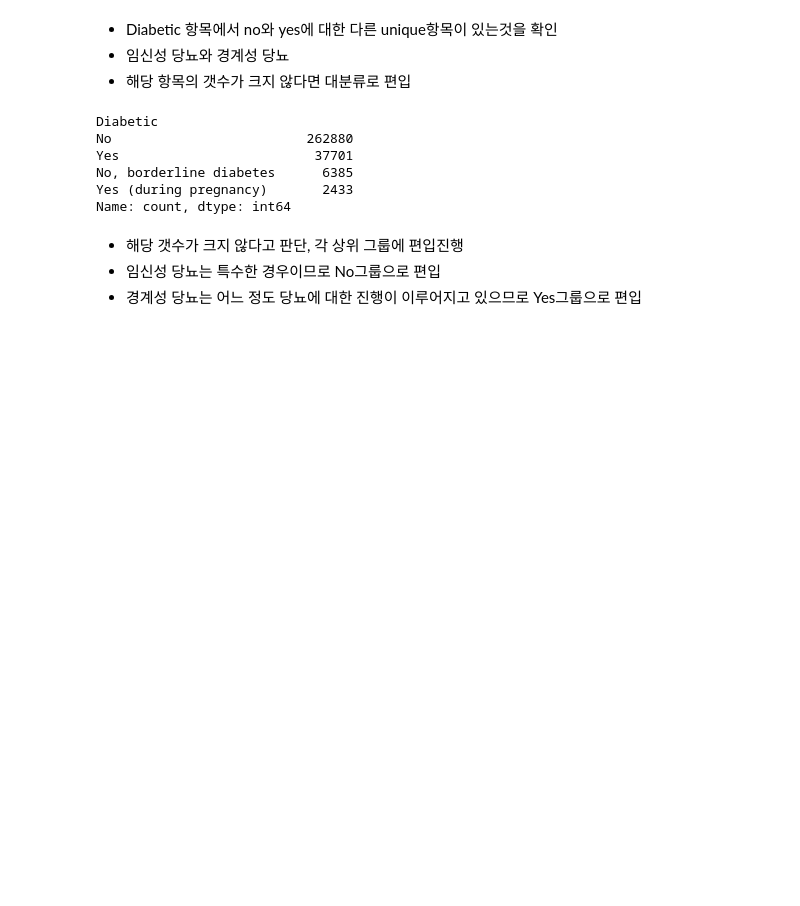
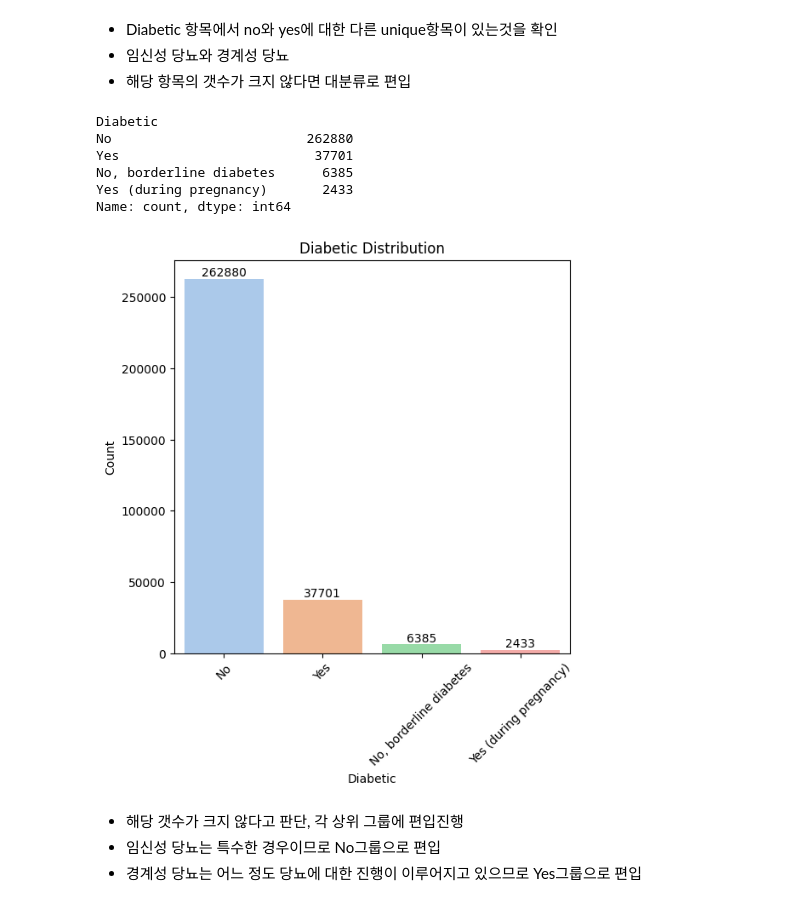
Before and after one commit to nohjuhyeon/healthcare_team, a Jupyter notebook: docs/yohan/analysis/yohan_analystics_step1.ipynb, the cells around one changed output. Cells and saved outputs as stored; diff of their text form; code cells hidden in the pictures; blank space fills up the shorter version.

```diff
--- a/docs/yohan/analysis/yohan_analystics_step1.ipynb
+++ b/docs/yohan/analysis/yohan_analystics_step1.ipynb
@@ -17,7 +17,7 @@ import pandas as pd
 import matplotlib.pyplot as plt
 import seaborn as sns
 # %%
-df_heart = pd.read_csv('../data/heart_2020_cleaned.csv')
+df_heart = pd.read_csv('../../data/heart_2020_cleaned.csv')
 df_heart
 # %% [output]
 |  | HeartDisease | BMI | Smoking | AlcoholDrinking | Stroke | PhysicalHealth | MentalHealth | DiffWalking | ... |
@@ -270,6 +270,26 @@ Yes                         37701
 No, borderline diabetes      6385
 Yes (during pregnancy)       2433
 Name: count, dtype: int64
+# %%
+labels = df_heart['Diabetic'].value_counts().index
+counts = df_heart['Diabetic'].value_counts().values
+
+
+plt.figure(figsize=(6, 6))
+sns.countplot(data=df_heart, x='Diabetic',order=labels, palette='pastel')
+
+# 막대 위에 수치 표시
+for i, count in enumerate(counts):
+    plt.text(i, count + 5, str(count), ha='center', va='bottom')
+
+plt.title('Diabetic Distribution')
+plt.xlabel('Diabetic')
+plt.ylabel('Count')
+plt.xticks(rotation=45)
+
+plt.show()
+# %% [output]
+[figure, added]
 # %% [markdown]
 - 해당 갯수가 크지 않다고 판단, 각 상위 그룹에 편입진행
 - 임신성 당뇨는 특수한 경우이므로 No그룹으로 편입
```
Also changed, not shown: parts of 3 cells of this notebook, 3 other files.
